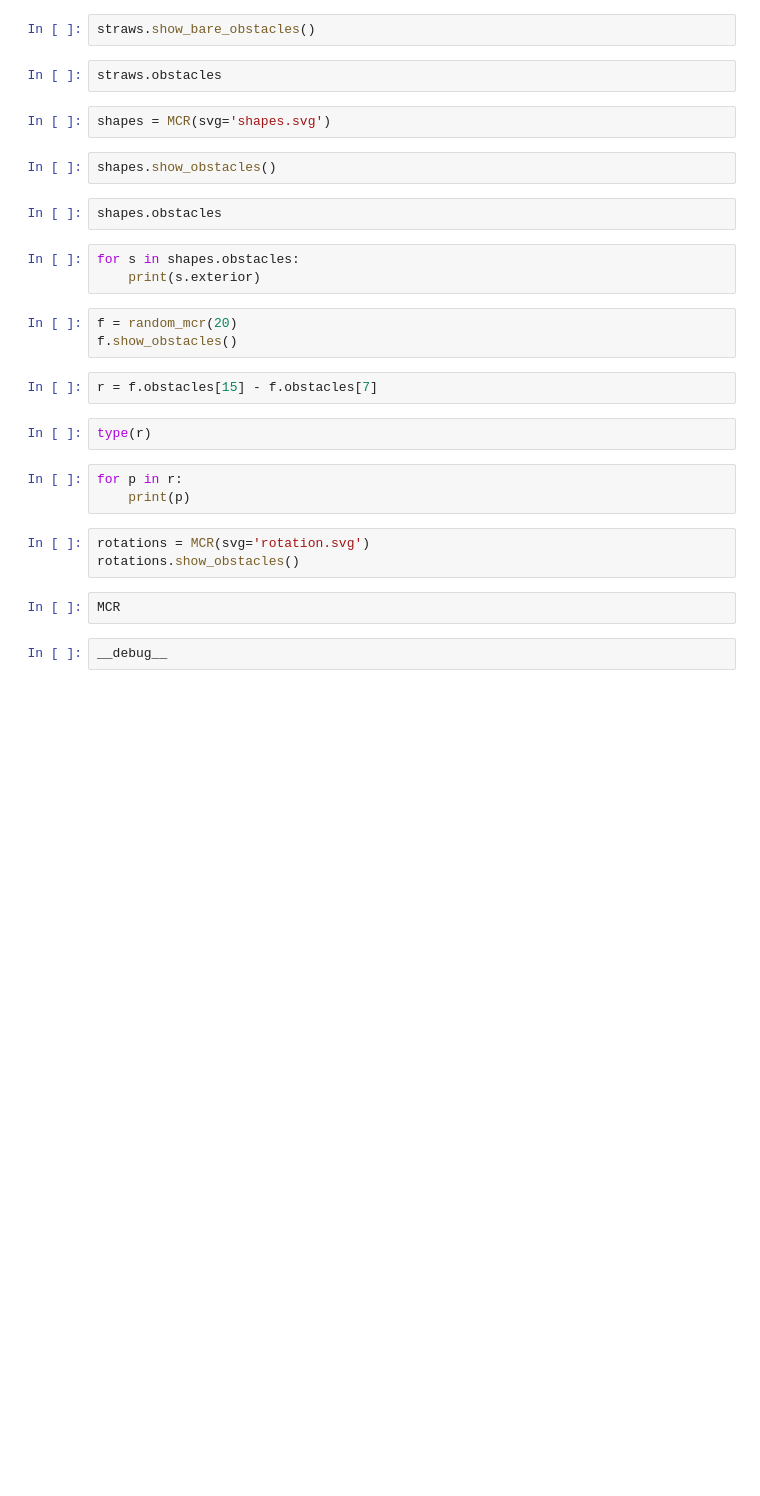
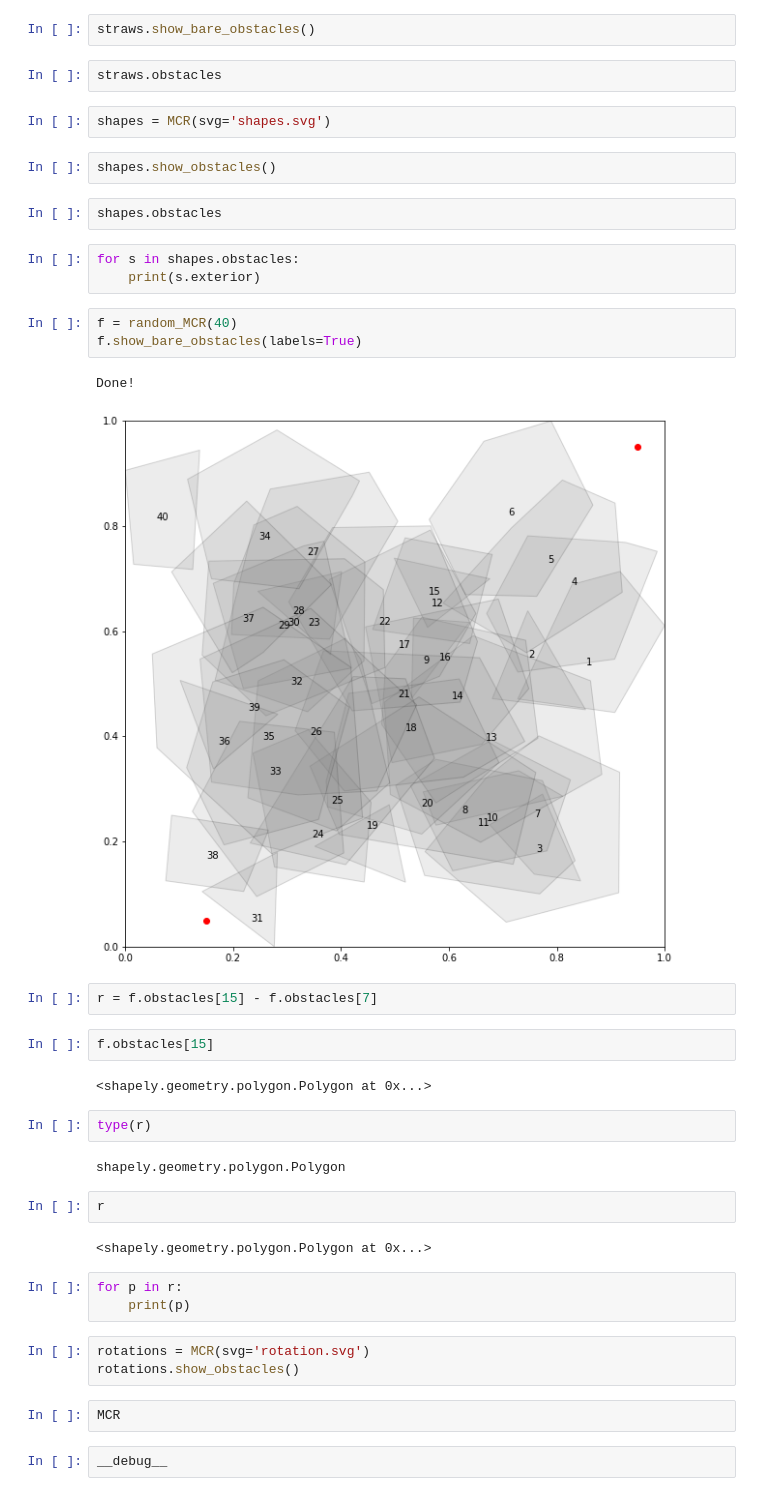
Before and after one commit to Aarononomous/MCR, a Jupyter notebook: mcr.ipynb, the cells around one changed output. Drawn from its saved outputs; the diff is of its cells as text; blank space fills up the shorter version.

```diff
--- a/mcr.ipynb
+++ b/mcr.ipynb
@@ -130,13 +67,26 @@ shapes.obstacles
 # %%
 for s in shapes.obstacles:
     print(s.exterior)
-# %%
-f = random_mcr(20)
-f.show_obstacles()
+# %%
+f = random_MCR(40)
+f.show_bare_obstacles(labels=True)
+# %% [output]
+Done!
+[figure, added]
 # %%
 r = f.obstacles[15] - f.obstacles[7]
+# %%
+f.obstacles[15]
+# %% [output]
+<shapely.geometry.polygon.Polygon at 0x...>
 # %%
 type(r)
+# %% [output]
+shapely.geometry.polygon.Polygon
+# %%
+r
+# %% [output]
+<shapely.geometry.polygon.Polygon at 0x...>
 # %%
 for p in r:
     print(p)
```
Also changed, not shown: parts of 18 cells of this notebook, 2 other files.
